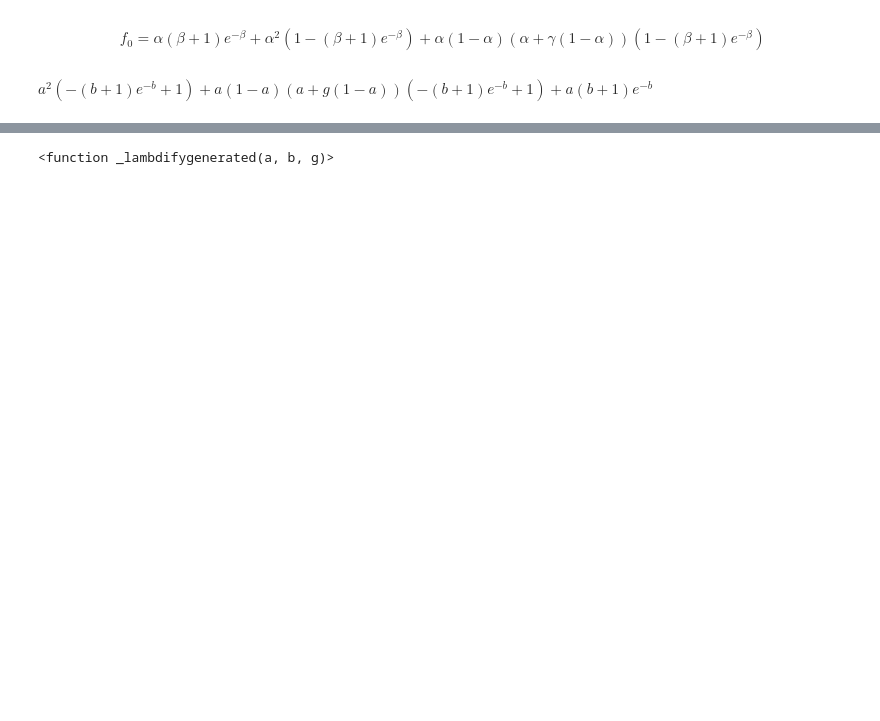
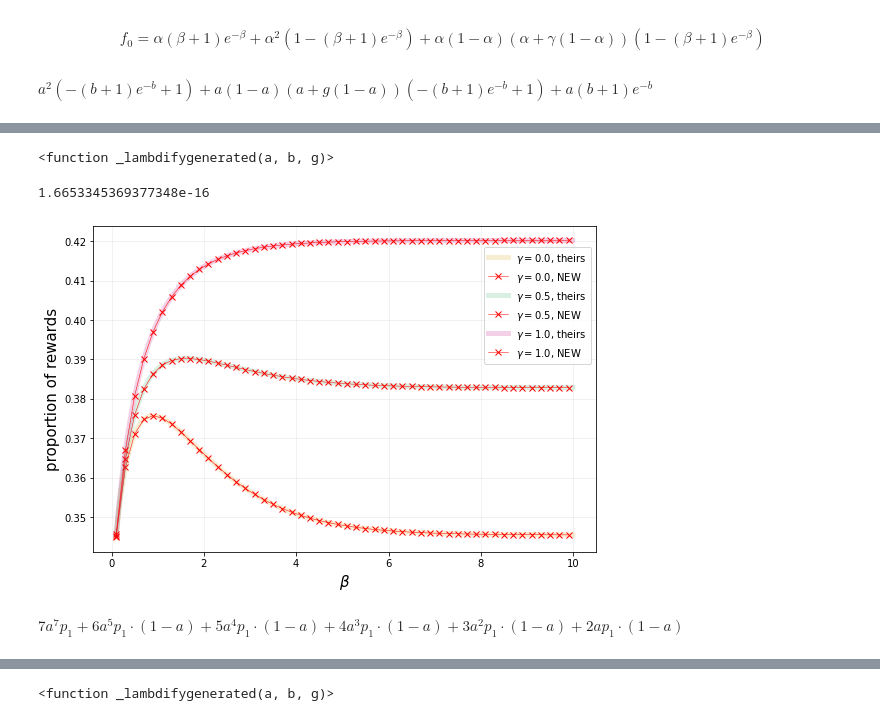
Before and after one commit to michaelneuder/opportunistic-mining, a Jupyter notebook: jan27.ipynb, the cells around one changed output, grey strips where cells are left out. Cells and saved outputs as stored; diff of their text form; code cells hidden in the pictures; blank space fills up the shorter version.

```diff
--- a/jan27.ipynb
+++ b/jan27.ipynb
@@ -167,0 +157,12 @@ $\displaystyle \frac{a^{7} p_{1} \cdot \left(6 a \left(1 - a\right)^{5} + 5 a \l
+# %%
+# full = p0*f0 + p1*f1 + a*(p1*f2 + p2*f3 + p3*f4 + p4*f5 + p5*f6 + p6*f7 + p7*f8 + p8*f9)
+full = p0*f0 + p1*f1 + p1*a*a*(2*a-3)/(2*a-1)
+final = sp.simplify(full.evalf(subs={p1:p1_sym}))
+finalLambda = sp.lambdify((a, b, g), final)
+finalLambda
+# %% [output]
+<function _lambdifygenerated(a, b, g)>
+# %%
+finalLambda(0.3, 1, 0.5)-Carlsten(0.3, 1, 0.5)
+# %% [output]
+1.6653345369377348e-16
@@ -167,0 +178,31 @@ $\displaystyle \frac{a^{7} p_{1} \cdot \left(6 a \left(1 - a\right)^{5} + 5 a \l
+# %%
+f, ax = plt.subplots(figsize=(9,6))
+
+colors = ['goldenrod', 'mediumseagreen', 'mediumvioletred']
+for i in [0, 1, 2]:
+    ax.plot(betas, resTheir[i], color=colors[i], alpha=0.2,
+            label='$\gamma={:0.1f}$, theirs'.format(gammas[i]),
+            linestyle='-', linewidth=5)
+    ax.plot(betas_NEW, resNEW[i], color='red', alpha=1, marker='x',
+            label='$\gamma={:0.1f}$, NEW'.format(gammas[i]),
+            linestyle='-', linewidth=0.5)
+
+
+
+ax.set_xlabel(r'$\beta$', size=15)
+ax.set_ylabel(r'proportion of rewards', size=15)
+ax.grid(alpha=0.2)
+ax.legend(bbox_to_anchor=(1,.95))
+
+# plt.savefig('out.png', dpi=400, bbox_inches='tight', facecolor='white')
+plt.show()
+# %% [output]
+[figure, added]
+# %%
+g0   = (1-a)
+g1   = (1-a)*(1-a)*(1-g)*(1+1-(b+1)*sp.exp(-b))
+g0p  = (1-a)
+g0pp = p2*2*(1-a)**2 + p3*3*(1-a)**3 + p4*4*(1-a)**4 + p5*5*(1-a)**5 + p6*6*(1-a)**6 + p7*7*(1-a)**7
+g0pp
+# %% [output]
+$\displaystyle 7 a^{7} p_{1} + 6 a^{5} p_{1} \cdot \left(1 - a\right) + 5 a^{4} p_{1} \cdot \left(1 - a\right) + 4 a^{3} p_{1} \cdot \left(1 - a\right) + 3 a^{2} p_{1} \cdot \left(1 - a\right) + 2 a p_{1} \cdot \left(1 - a\right)$
```
Also changed, not shown: parts of 11 cells of this notebook.
